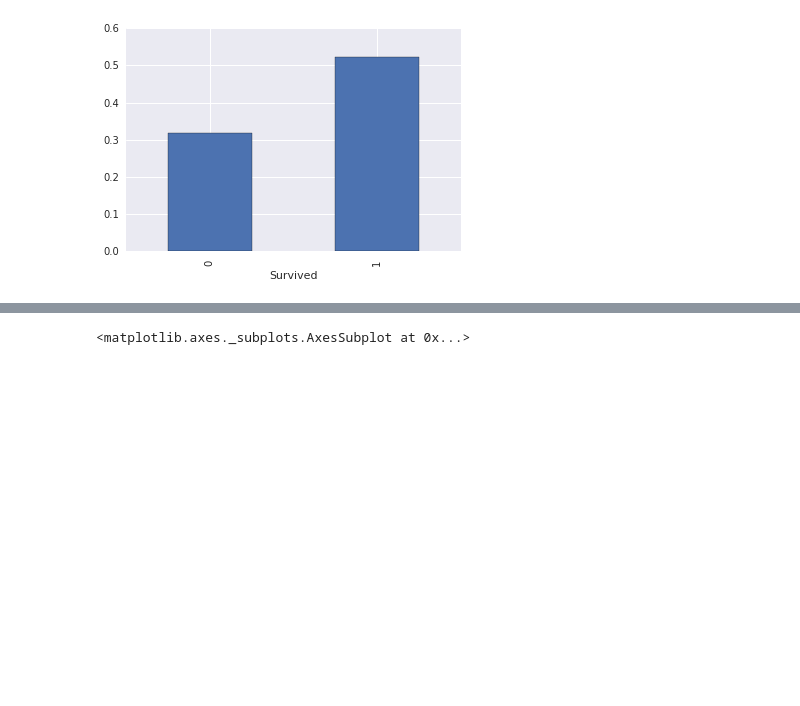
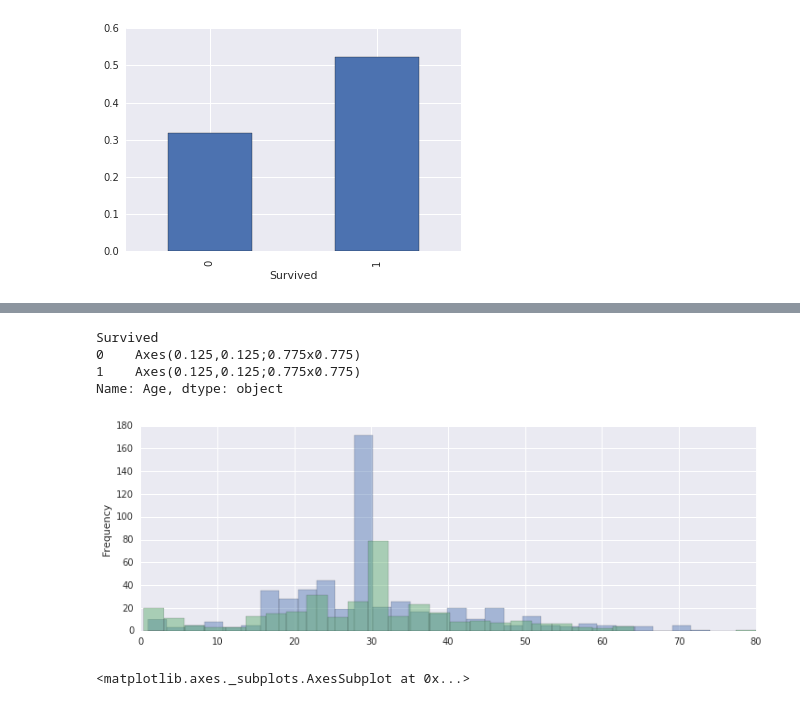
Before and after one commit to cranb3rry/dtnl, a Jupyter notebook: d_a_titanic.ipynb, the cells around one changed output, grey strips where cells are left out. Saved outputs shown, nothing was run; the diff lists cells and outputs as text; code cells hidden in the pictures; blank space fills up the shorter version.

```diff
--- a/d_a_titanic.ipynb
+++ b/d_a_titanic.ipynb
@@ -96,18 +90,16 @@ wealth = fare
 # %%
 # Number of Siblings/Spouses Aboard
 # and Number of Parents/Children Aboard
-# contribute to a family factor
+# contribute to family factor
 
 sibsp, parch = pd.Series(tdf['SibSp']), pd.Series(tdf['Parch'])
-print (SibSp.corr(Parch, 'pearson'), 'correlation', '\n')
 
-# Weak to moderate correlation between two Series is present
-# Assume that sibsp is less important than parch in family relationship and then merge into one
-#
+# Mapping passengers with relatives to 1, single to 0
 
-def nonzero(number):
+def to_zero_or_one(number):
     if number == 0:
         return 0
     return 1
 
-family = family.apply(nonzero)
+family = sibsp | parch
+family = family.apply(to_zero_or_one)
@@ -144 +142,14 @@ tdf.groupby('Survived').mean()['Age'].plot(kind='bar')
+# %%
+# More detailed age histogram
+# shows many victims to be 16 to 25 years old or have
+# missing age values (29 years mode peak given by filling in mean values instead)
+
+age = tdf.groupby('Survived')['Age']
+age.plot(kind='hist', bins=30, alpha=0.44, figsize=(12,4))
+# %% [output]
+Survived
+0    Axes(0.125,0.125;0.775x0.775)
+1    Axes(0.125,0.125;0.775x0.775)
+Name: Age, dtype: object
+[figure, added]
 # %%
```
Also changed, not shown: parts of 14 cells of this notebook.
